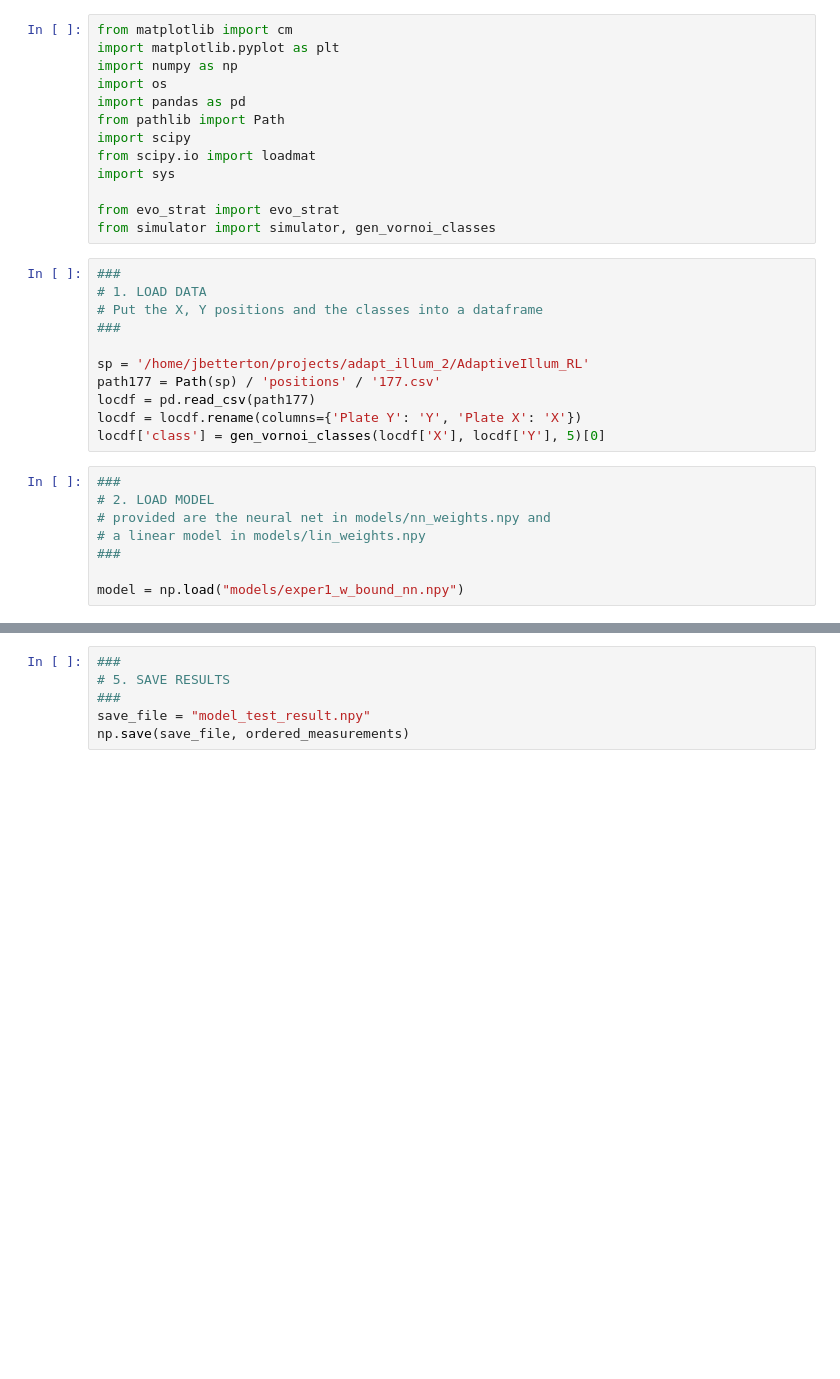
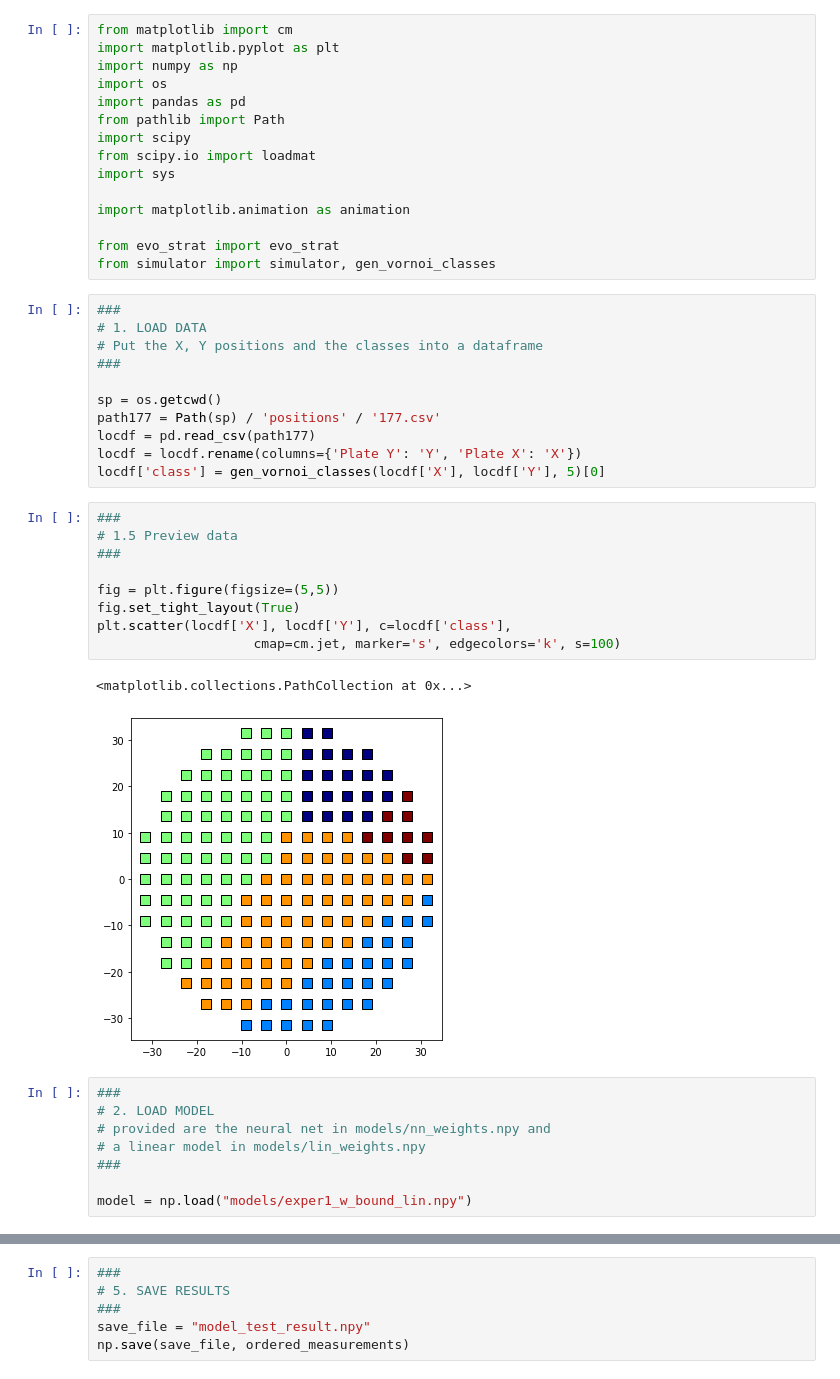
Before and after one commit to tangkong/AdaptiveIllum_RL, a Jupyter notebook: model_test.ipynb, the cells around one changed output, grey strips where cells are left out. Cells and saved outputs as stored; diff of their text form; blank space fills up the shorter version.

```diff
--- a/model_test.ipynb
+++ b/model_test.ipynb
@@ -9,6 +9,8 @@ import scipy
 from scipy.io import loadmat
 import sys
 
+import matplotlib.animation as animation
+
 from evo_strat import evo_strat
 from simulator import simulator, gen_vornoi_classes
 # %%
@@ -17,11 +19,23 @@ from simulator import simulator, gen_vornoi_classes
 # Put the X, Y positions and the classes into a dataframe
 ###
 
-sp = '/home/jbetterton/projects/adapt_illum_2/AdaptiveIllum_RL'
+sp = os.getcwd()
 path177 = Path(sp) / 'positions' / '177.csv'
 locdf = pd.read_csv(path177)
 locdf = locdf.rename(columns={'Plate Y': 'Y', 'Plate X': 'X'})
 locdf['class'] = gen_vornoi_classes(locdf['X'], locdf['Y'], 5)[0]
+# %%
+###
+# 1.5 Preview data
+###
+
+fig = plt.figure(figsize=(5,5))
+fig.set_tight_layout(True)
+plt.scatter(locdf['X'], locdf['Y'], c=locdf['class'],
+                    cmap=cm.jet, marker='s', edgecolors='k', s=100)
+# %% [output]
+<matplotlib.collections.PathCollection at 0x...>
+[figure, added]
 # %%
 ###
 # 2. LOAD MODEL
@@ -29,7 +43,7 @@ locdf['class'] = gen_vornoi_classes(locdf['X'], locdf['Y'], 5)[0]
 # a linear model in models/lin_weights.npy
 ###
 
-model = np.load("models/exper1_w_bound_nn.npy")
+model = np.load("models/exper1_w_bound_lin.npy")
 # %%
 ###
 # 3. SIMULATOR SETTINGS ARGUMENTS
```
Also changed, not shown: parts of 3 cells of this notebook, 5 other files.
